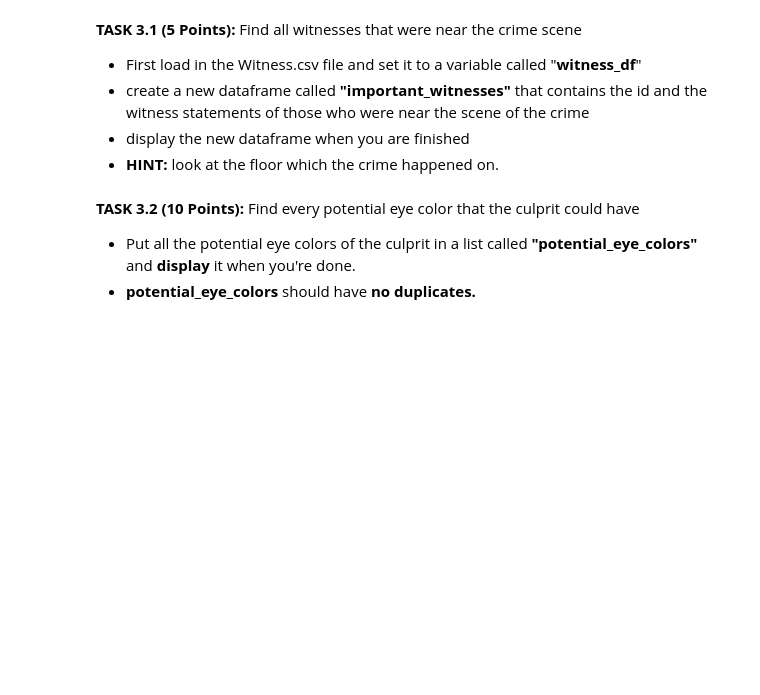
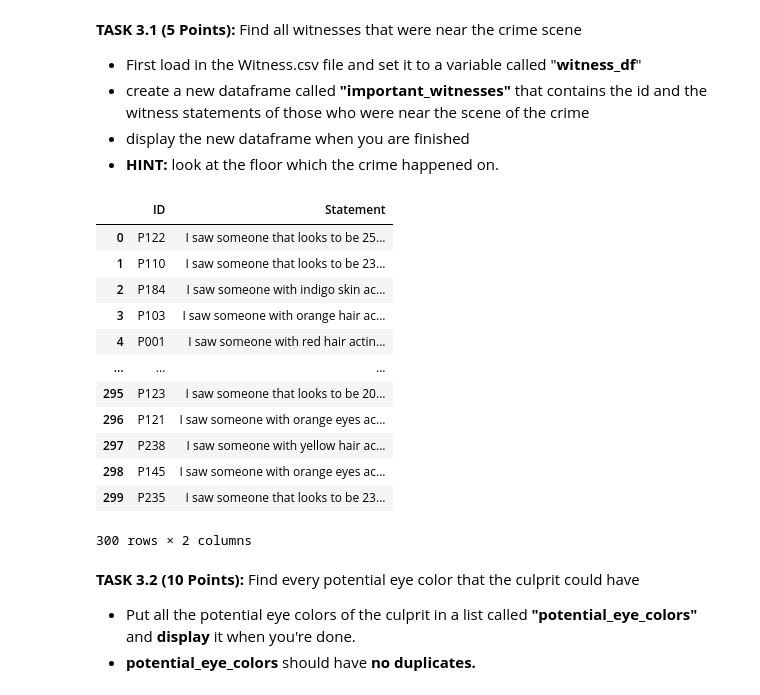
Before and after one commit to alem425/amorgCMSC320_Spring25_Git, a Jupyter notebook: H3/CMSC320_HW3_Spring2025.ipynb, the cells around one changed output. Saved outputs shown, nothing was run; the diff lists cells and outputs as text; code cells hidden in the pictures; blank space fills up the shorter version.

```diff
--- a/H3/CMSC320_HW3_Spring2025.ipynb
+++ b/H3/CMSC320_HW3_Spring2025.ipynb
@@ -360,3 +358,26 @@ Now that we have successfully cleaned all of our data, lets begin finding the fe
+# %%
+# Write your code here
+witness_df = pd.read_csv('Witness.csv')
+
+def check (row,list):
+   if row['Location_during_crime'] == 'second floor':
+      list.append(row['ID'])
+
+array = []
+# %% [output]
+|  | ID | Statement |
+| 0 | P122 | I saw someone that looks to be 25... |
+| 1 | P110 | I saw someone that looks to be 23... |
+| 2 | P184 | I saw someone with indigo skin ac... |
+| 3 | P103 | I saw someone with orange hair ac... |
+| 4 | P001 | I saw someone with red hair actin... |
+| ... | ... | ... |
+| 295 | P123 | I saw someone that looks to be 20... |
+| 296 | P121 | I saw someone with orange eyes ac... |
+| 297 | P238 | I saw someone with yellow hair ac... |
+| 298 | P145 | I saw someone with orange eyes ac... |
+| 299 | P235 | I saw someone that looks to be 23... |
+300 rows × 2 columns
 # %% [markdown]
 **TASK 3.2 (10 Points):** Find every potential eye color that the culprit could have
 
```
Also changed, not shown: parts of 1 cell of this notebook, 1 other file.
